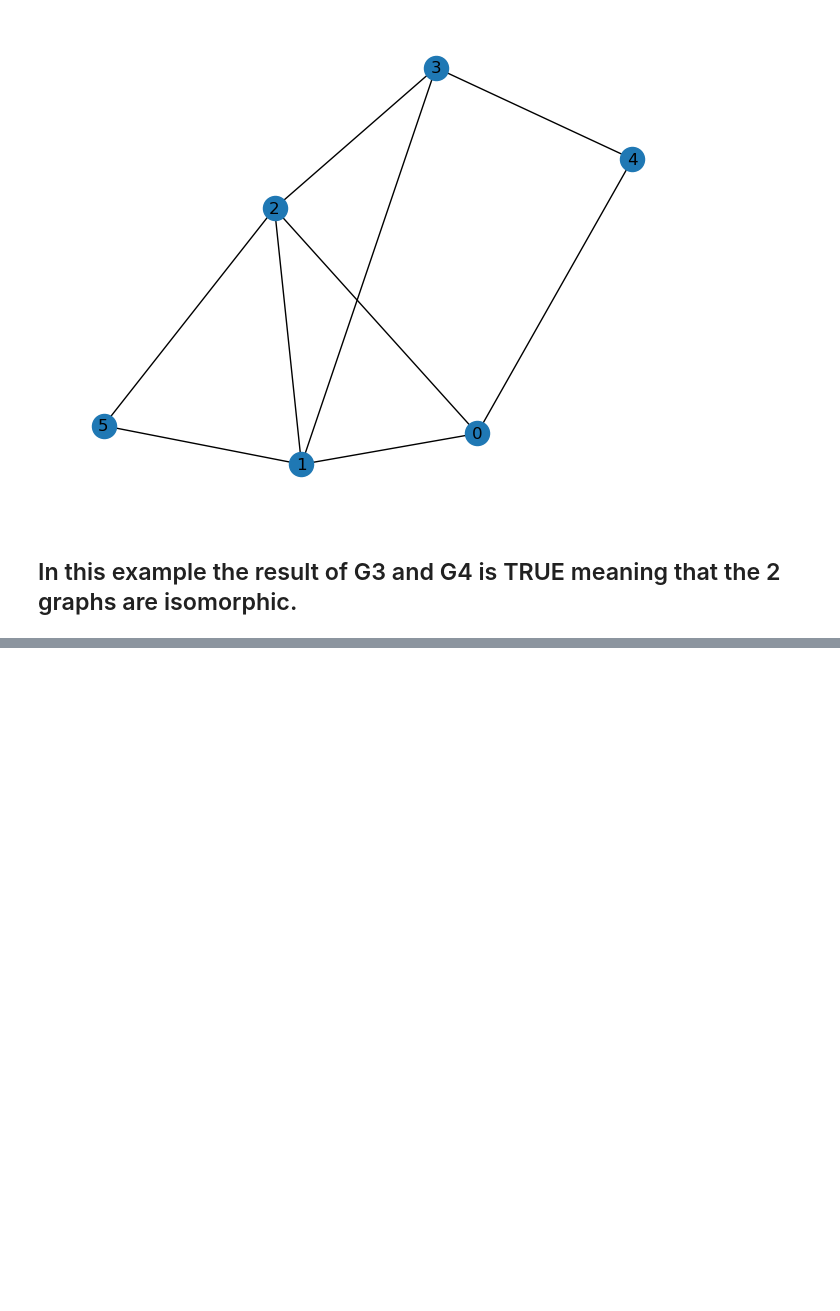
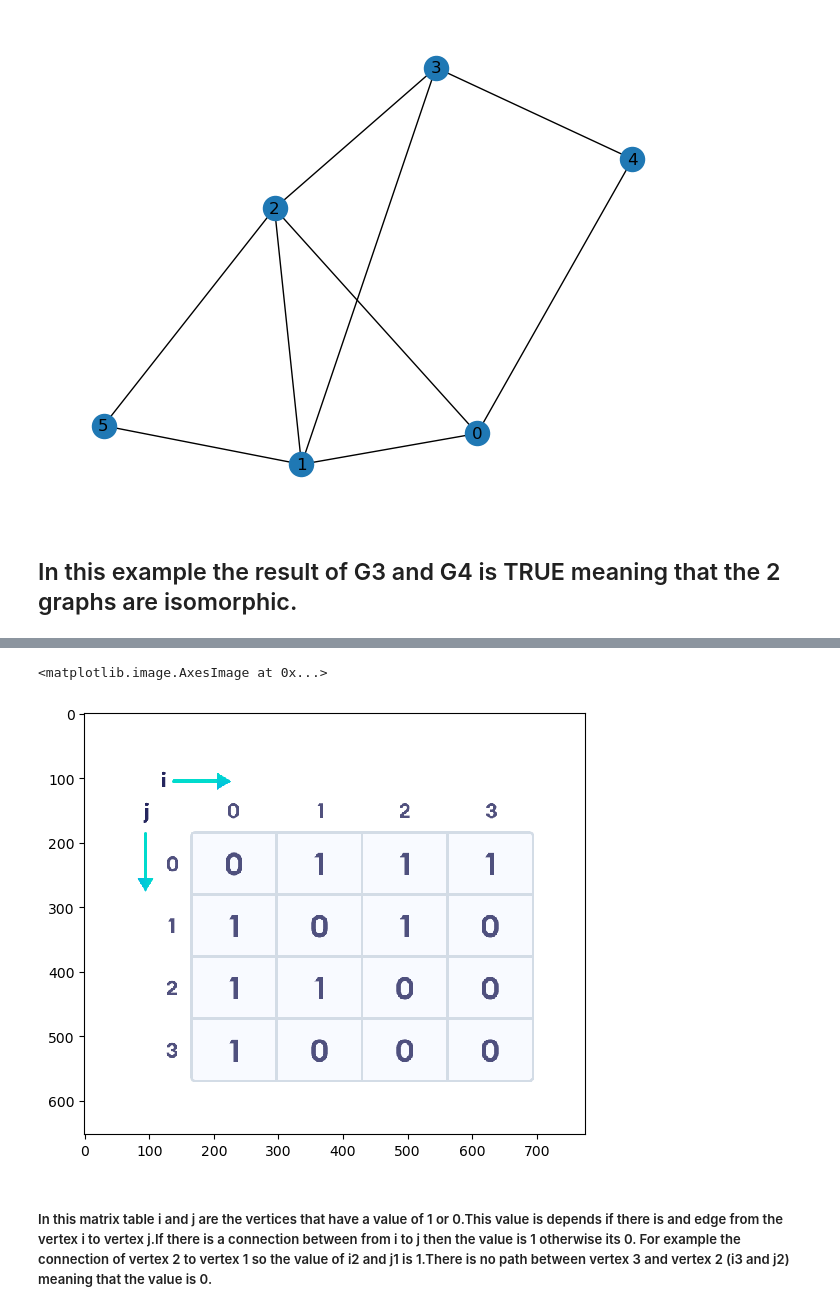
Before and after one commit to MateuszPietrzyk1/Graph-Theory-Project, a Jupyter notebook: GraphIsomorphism.ipynb, the cells around one changed output, grey strips where cells are left out. Cells and saved outputs as stored; diff of their text form; code cells hidden in the pictures; blank space fills up the shorter version.

```diff
--- a/GraphIsomorphism.ipynb
+++ b/GraphIsomorphism.ipynb
@@ -120,0 +134,10 @@ nx.draw(G4, with_labels = True)
+# %%
+from skimage import io
+
+img = io.imread("adjacency-matrix-representation_1.png")
+io.imshow(img)
+# %% [output]
+<matplotlib.image.AxesImage at 0x...>
+[figure, added]
+# %% [markdown]
+##### In this matrix table i and j are the vertices that have a value of 1 or 0.This value is depends if there is and edge from the vertex i to vertex j.If there is a connection between from i to j then the value is 1 otherwise its 0. For example the connection of vertex 2 to vertex 1 so the value of i2 and j1 is 1.There is no path between vertex 3 and vertex 2 (i3 and j2) meaning that the value is 0.
```
Also changed, not shown: parts of 3 cells of this notebook.
